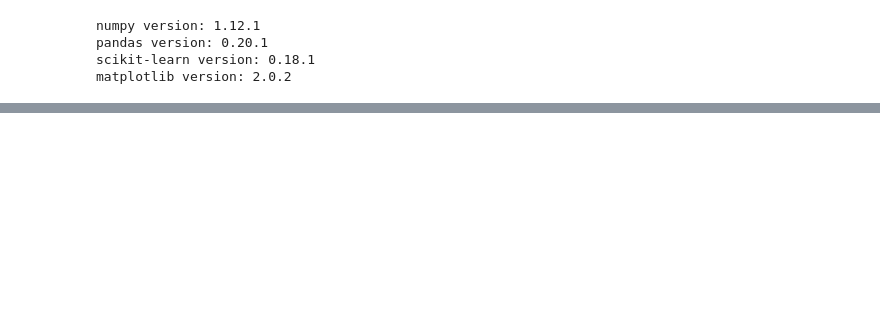
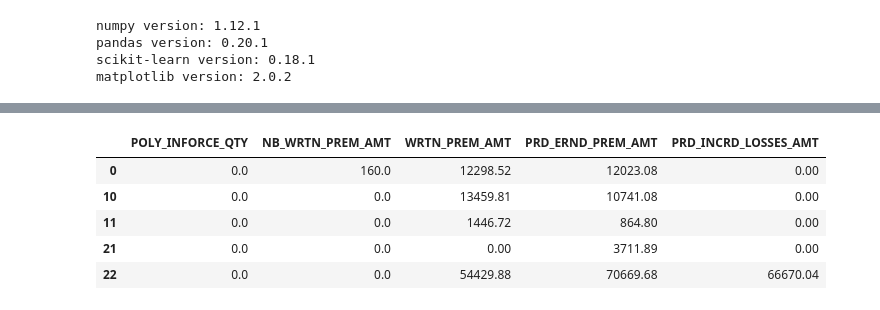
Before and after one commit to MKet/ADS3_Project, a Jupyter notebook: Proftaak.ipynb, the cells around one changed output, grey strips where cells are left out. Cells and saved outputs as stored; diff of their text form; code cells hidden in the pictures; blank space fills up the shorter version.

```diff
--- a/Proftaak.ipynb
+++ b/Proftaak.ipynb
@@ -63,0 +75,19 @@ df
+# %%
+#Get a list of all values needing to be recalculated per item
+recal = ["POLY_INFORCE_QTY", "NB_WRTN_PREM_AMT", "WRTN_PREM_AMT", "PRD_ERND_PREM_AMT", "PRD_INCRD_LOSSES_AMT"]
+df_filtered = df_incomplete
+for index, row in df_filtered.iterrows():
+    #Amount of months
+    months = row["MONTHS"]
+    for column in recal:
+        newvalue = row[column] * (12 - months) #Value times amount of months missing
+        df_filtered.set_value(index, column, newvalue) #Set new row in dataset
+    row["MONTHS"] = 12 #Reset the months to be 12
+df_filtered[recal].head(5)
+# %% [output]
+|  | POLY_INFORCE_QTY | NB_WRTN_PREM_AMT | WRTN_PREM_AMT | PRD_ERND_PREM_AMT | PRD_INCRD_LOSSES_AMT |
+| 0 | 0.0 | 160.0 | 12298.52 | 12023.08 | 0.00 |
+| 10 | 0.0 | 0.0 | 13459.81 | 10741.08 | 0.00 |
+| 11 | 0.0 | 0.0 | 1446.72 | 864.80 | 0.00 |
+| 21 | 0.0 | 0.0 | 0.00 | 3711.89 | 0.00 |
+| 22 | 0.0 | 0.0 | 54429.88 | 70669.68 | 66670.04 |
```
Also changed, not shown: parts of 3 cells of this notebook.
